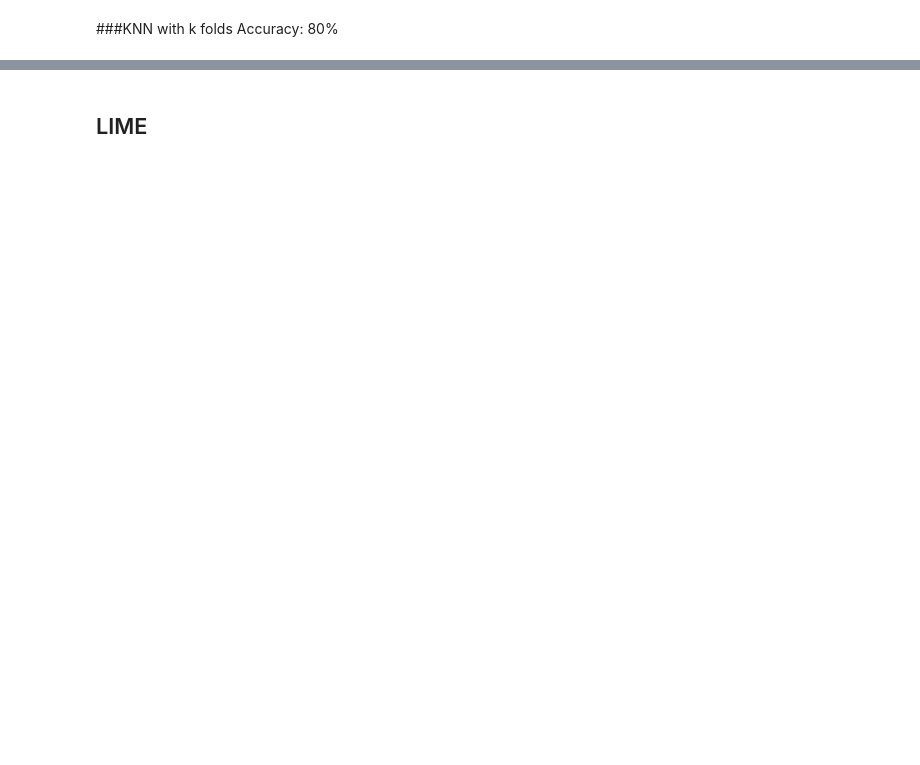
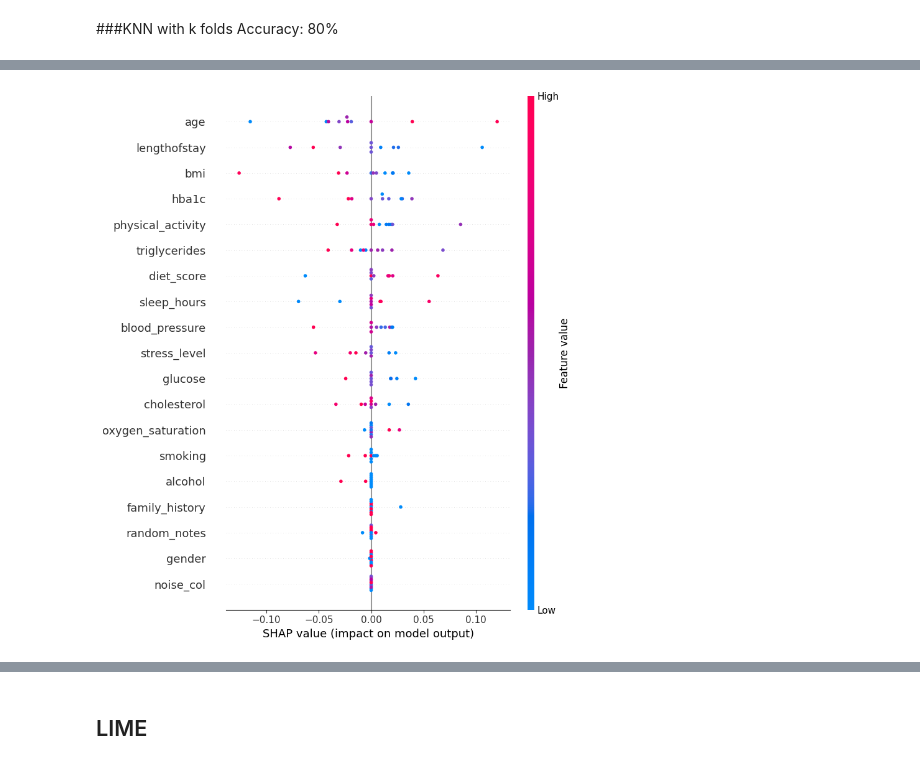
Before and after one commit to mikakia/Project-in-HealthCare, a Jupyter notebook: Healthcare_Risk_Factors.ipynb, the cells around one changed output, grey strips where cells are left out. Saved outputs shown, nothing was run; the diff lists cells and outputs as text; code cells hidden in the pictures; blank space fills up the shorter version.

```diff
--- a/Healthcare_Risk_Factors.ipynb
+++ b/Healthcare_Risk_Factors.ipynb
@@ -802,0 +948,11 @@ print("Mean accuracy:", scores.mean())
+# %%
+class_idx = 0  # class
+X_plot = X_test_sample.iloc[:10]
+
+shap.summary_plot(
+    shap_values[:, :, class_idx],   # (10, 19)
+    X_plot,
+    feature_names=X_test_sample.columns
+)
+# %% [output]
+[figure, added]
```
Also changed, not shown: parts of 64 cells of this notebook.
